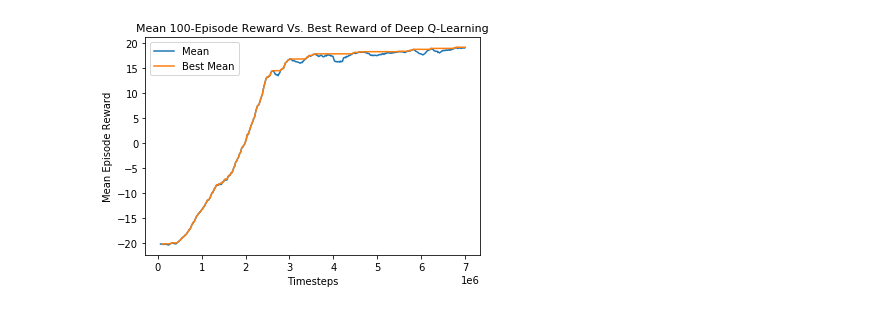
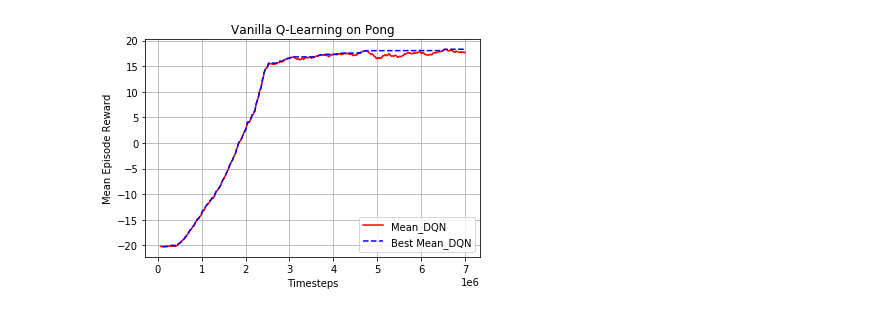
Before and after one commit to buaazhangfan/CS294-112-Deep-Reinforcement-Learning, a Jupyter notebook: hw3/plot_q_learning.ipynb, the cells around one changed output. Saved outputs shown, nothing was run; the diff lists cells and outputs as text; code cells hidden in the pictures.

```diff
--- a/hw3/plot_q_learning.ipynb
+++ b/hw3/plot_q_learning.ipynb
@@ -1,22 +0,0 @@
-# %%
-import pickle
-import numpy as np
-import matplotlib.pyplot as plt
-
-
-with open('be1f0e06-635e-4f30-8d9f-678f22b7eeb3.pkl', 'rb') as f:
-    data = pickle.loads(f.read())
-time_step = data['Timestep']
-mean_reward = data['mean']
-best_reward = data['best']
-
-plt.figure()
-plt.plot(time_step, mean_reward)
-plt.plot(time_step, best_reward)
-plt.title('Mean 100-Episode Reward Vs. Best Reward of Deep Q-Learning', fontsize=11)
-plt.xlabel('Timesteps')
-plt.ylabel('Mean Episode Reward')
-plt.legend(['Mean', 'Best Mean'])
-ax = plt.gca()
-ax.xaxis.get_major_formatter().set_powerlimits((0,0))
-plt.show()
@@ -31,24 +100,25 @@ plt.show()
 # %%
 import pickle
 import numpy as np
 import matplotlib.pyplot as plt
 
 
-with open('14b2210d-164f-4a24-bc9a-ae229e88a42f.pkl', 'rb') as f:
+with open('DQN_Pong.pkl', 'rb') as f:
     data = pickle.loads(f.read())
 time_step = data['Timestep']
 mean_reward = data['mean']
 best_reward = data['best']
-
+best_vanilla = best_reward[-1]
 plt.figure()
-plt.plot(time_step, mean_reward)
-plt.plot(time_step, best_reward)
-plt.title('Mean 100-Episode Reward Vs. Best Reward of Deep Q-Learning', fontsize=11)
+plt.plot(time_step, mean_reward, color='red', linestyle = '-')
+plt.plot(time_step, best_reward, color='blue', linestyle = '--')
 plt.xlabel('Timesteps')
 plt.ylabel('Mean Episode Reward')
-plt.legend(['Mean', 'Best Mean'])
+plt.legend(['Mean_DQN','Best Mean_DQN'])
+plt.title('Vanilla Q-Learning on Pong', fontsize=12)
+plt.grid()
 ax = plt.gca()
 ax.xaxis.get_major_formatter().set_powerlimits((0,0))
 plt.show()
 # %% [output]
-[figure, old version]
+[figure, new version]
```
Also changed, not shown: parts of 4 cells of this notebook, 47 other files.
